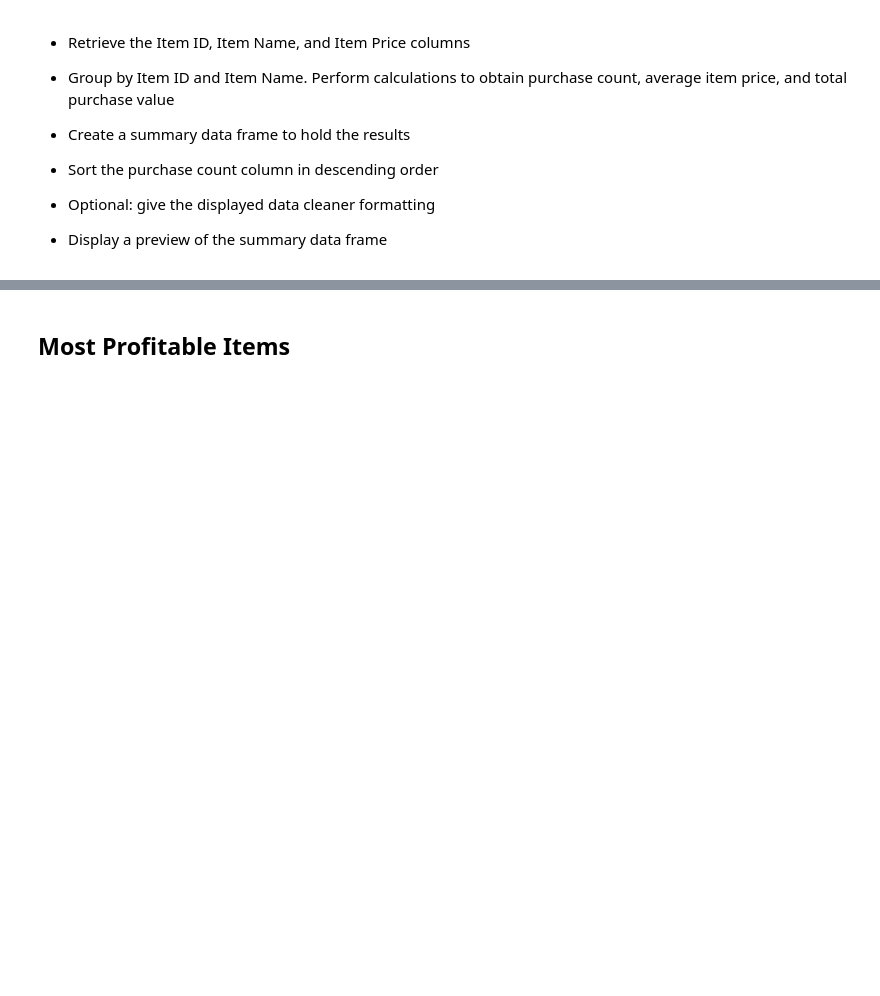
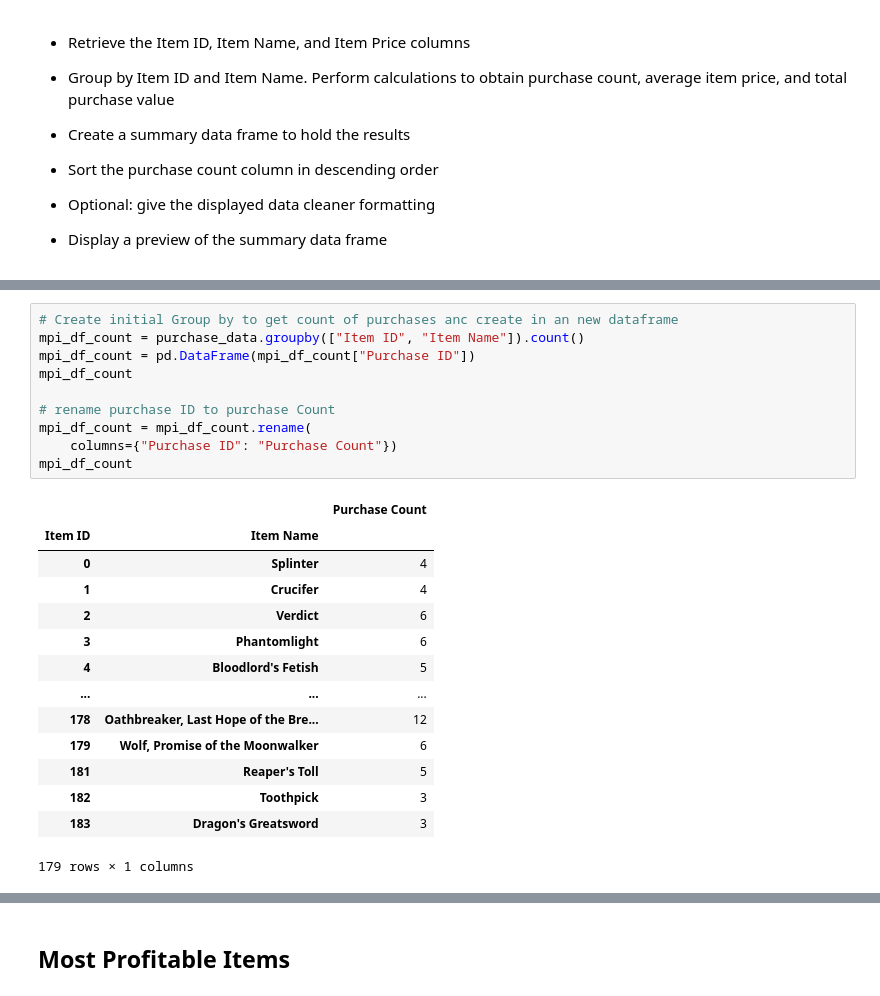
Before and after one commit to benjyms/pandas-challenge, a Jupyter notebook: HeroesOfPymoli/HeroesOfPymoli_starter.ipynb, the cells around one changed output, grey strips where cells are left out. Drawn from its saved outputs; the diff is of its cells as text; blank space fills up the shorter version.

Commit message:
Committing code for Most Popular Items Activity in Homework

```diff
--- a/HeroesOfPymoli/HeroesOfPymoli_starter.ipynb
+++ b/HeroesOfPymoli/HeroesOfPymoli_starter.ipynb
@@ -543,0 +526,25 @@ merged_ts.head(5)
+# %%
+# Create initial Group by to get count of purchases anc create in an new dataframe
+mpi_df_count = purchase_data.groupby(["Item ID", "Item Name"]).count()
+mpi_df_count = pd.DataFrame(mpi_df_count["Purchase ID"])
+mpi_df_count
+
+# rename purchase ID to purchase Count
+mpi_df_count = mpi_df_count.rename(
+    columns={"Purchase ID": "Purchase Count"})
+mpi_df_count
+# %% [output]
+|  |  | Purchase Count |
+| Item ID | Item Name |  |
+| 0 | Splinter | 4 |
+| 1 | Crucifer | 4 |
+| 2 | Verdict | 6 |
+| 3 | Phantomlight | 6 |
+| 4 | Bloodlord's Fetish | 5 |
+| ... | ... | ... |
+| 178 | Oathbreaker, Last Hope of the Bre... | 12 |
+| 179 | Wolf, Promise of the Moonwalker | 6 |
+| 181 | Reaper's Toll | 5 |
+| 182 | Toothpick | 3 |
+| 183 | Dragon's Greatsword | 3 |
+179 rows × 1 columns
```
Also changed, not shown: parts of 5 cells of this notebook.
